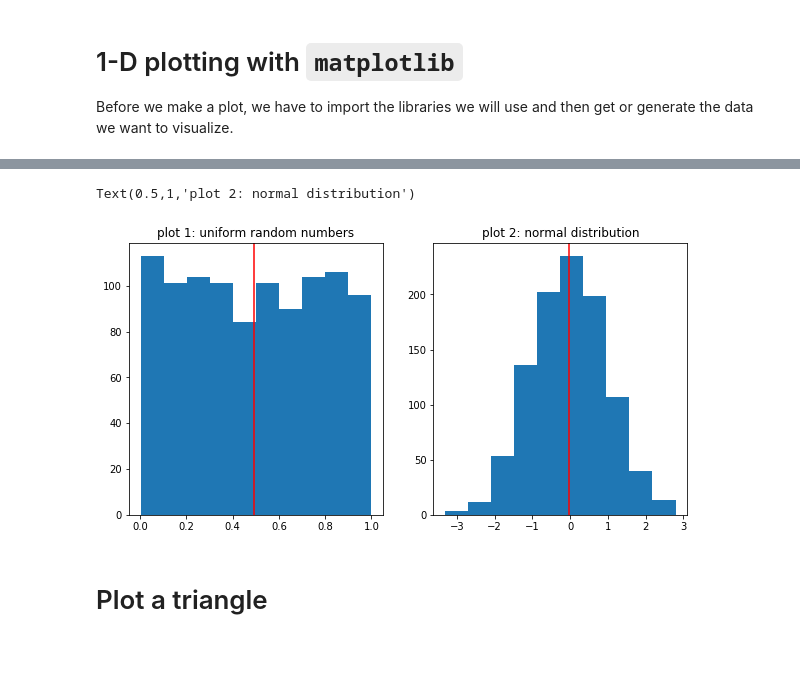
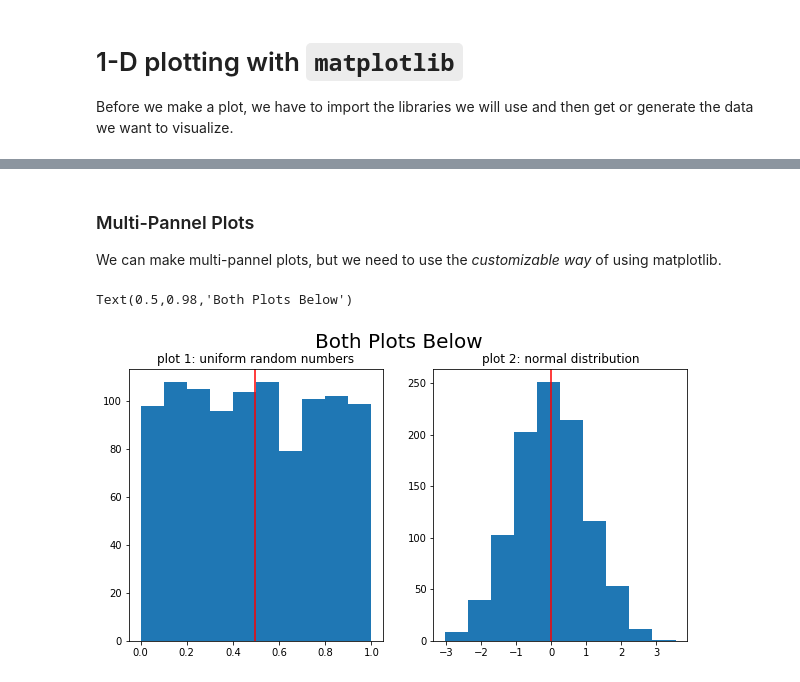
Before and after one commit to johnhorel/ATMOS_5020_2018, a Jupyter notebook: nov08_2018.ipynb, the cells around one changed output, grey strips where cells are left out. Drawn from its saved outputs; the diff is of its cells as text; code cells hidden in the pictures; blank space fills up the shorter version.

```diff
--- a/nov08_2018.ipynb
+++ b/nov08_2018.ipynb
@@ -219 +440,5 @@ plt.grid(linestyle='--', color='grey', linewidth=.2)
+# %% [markdown]
+### Multi-Pannel Plots
+
+We can make multi-pannel plots, but we need to use the _customizable way_ of using matplotlib.
 # %%
@@ -223,17 +446,20 @@ np.random.seed(10)
 x = np.random.uniform(0,1,1000)
 y = np.random.normal(0,1,1000)
 # %%
+# Explicitly create the figure and axes objects
 fig, (ax1, ax2) = plt.subplots(1,2, figsize=(10,5))
 
+# On ax1, plot one dataset
 ax1.hist(x)
 ax1.axvline(x.mean(), color='red')
 ax1.set_title('plot 1: uniform random numbers')
 
+# On ax2, plot the other dataset
 ax2.hist(y)
 ax2.axvline(y.mean(), color='red')
 ax2.set_title('plot 2: normal distribution')
+
+plt.suptitle('Both Plots Below', fontsize=20)
 # %% [output]
-Text(0.5,1,'plot 2: normal distribution')
+Text(0.5,0.98,'Both Plots Below')
-[figure, old version]
+[figure, new version]
-# %% [markdown]
-# Plot a triangle
```
Also changed, not shown: parts of 65 cells of this notebook, 4 other files.
